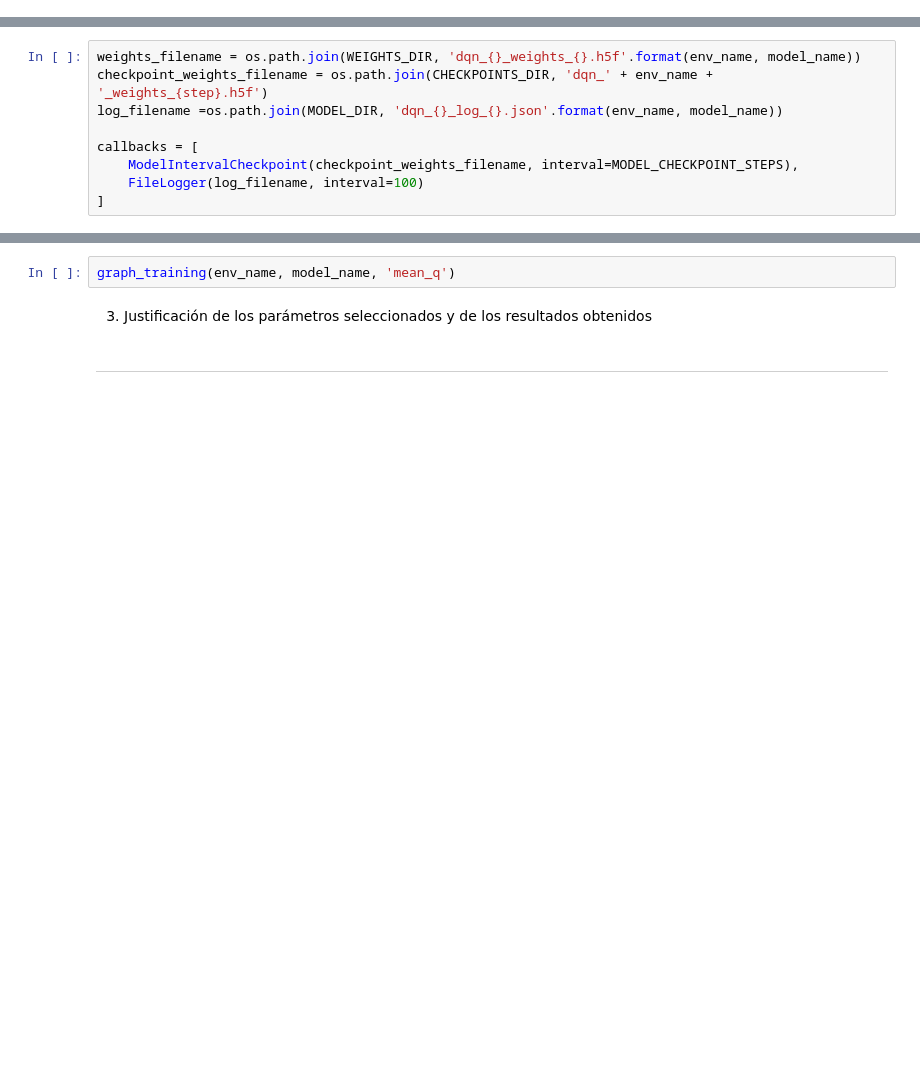
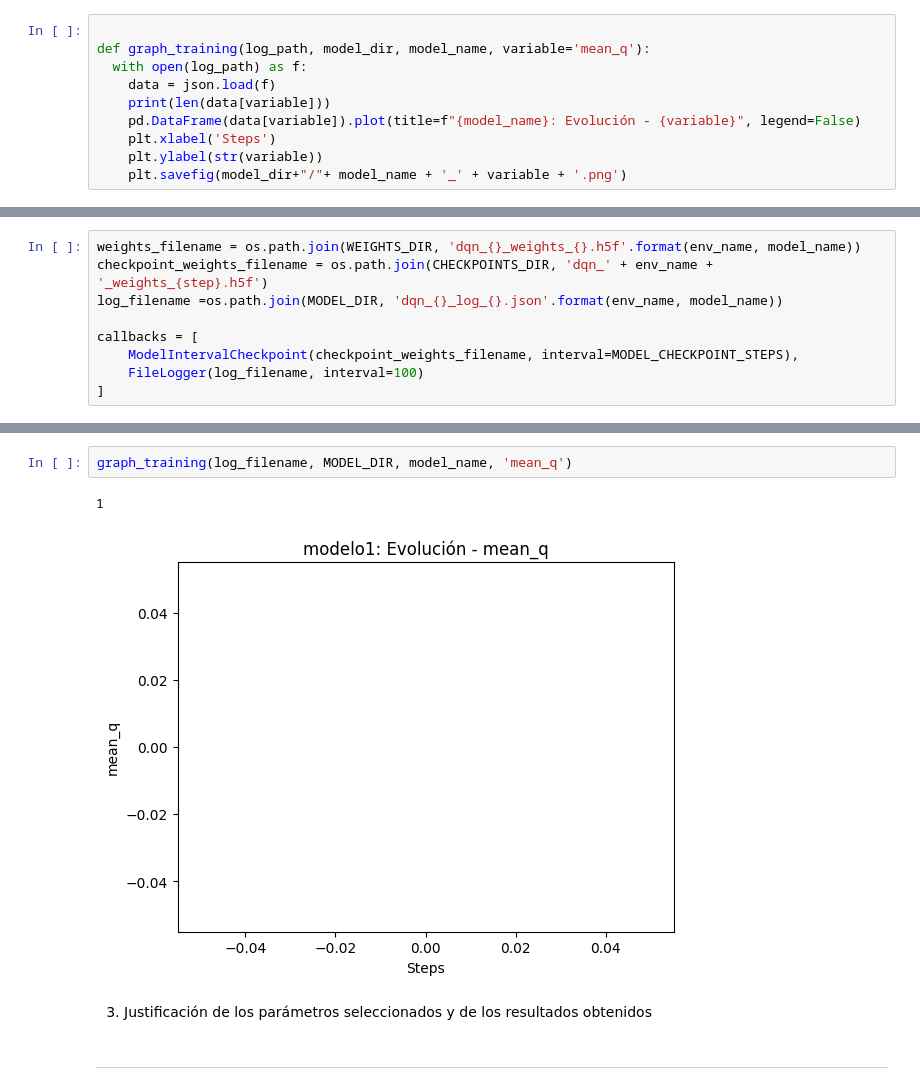
Before and after one commit to itssaricii/proyecto-AR, a Jupyter notebook: proyecto.ipynb, the cells around one changed output, grey strips where cells are left out. Drawn from its saved outputs; the diff is of its cells as text; blank space fills up the shorter version.

```diff
--- a/proyecto.ipynb
+++ b/proyecto.ipynb
@@ -343,3 +325,13 @@ def load_hyperparams(modelo):
+# %%
+
+def graph_training(log_path, model_dir, model_name, variable='mean_q'):
+  with open(log_path) as f:
+    data = json.load(f)
+    print(len(data[variable]))
+    pd.DataFrame(data[variable]).plot(title=f"{model_name}: Evolución - {variable}", legend=False)
+    plt.xlabel('Steps')
+    plt.ylabel(str(variable))
+    plt.savefig(model_dir+"/"+ model_name + '_' + variable + '.png')
 # %% [markdown]
 # MODELO 1
 # %% [markdown]
@@ -615,5 +546,8 @@ NotFoundError: Unsuccessful TensorSliceReader constructor: Failed to find any ma
 # %%
-graph_training(env_name, model_name, 'mean_q')
+graph_training(log_filename, MODEL_DIR, model_name, 'mean_q')
+# %% [output]
+1
+[figure, added]
 # %% [markdown]
 3. Justificación de los parámetros seleccionados y de los resultados obtenidos
 # %% [markdown]
```
Also changed, not shown: parts of 12 cells of this notebook.
